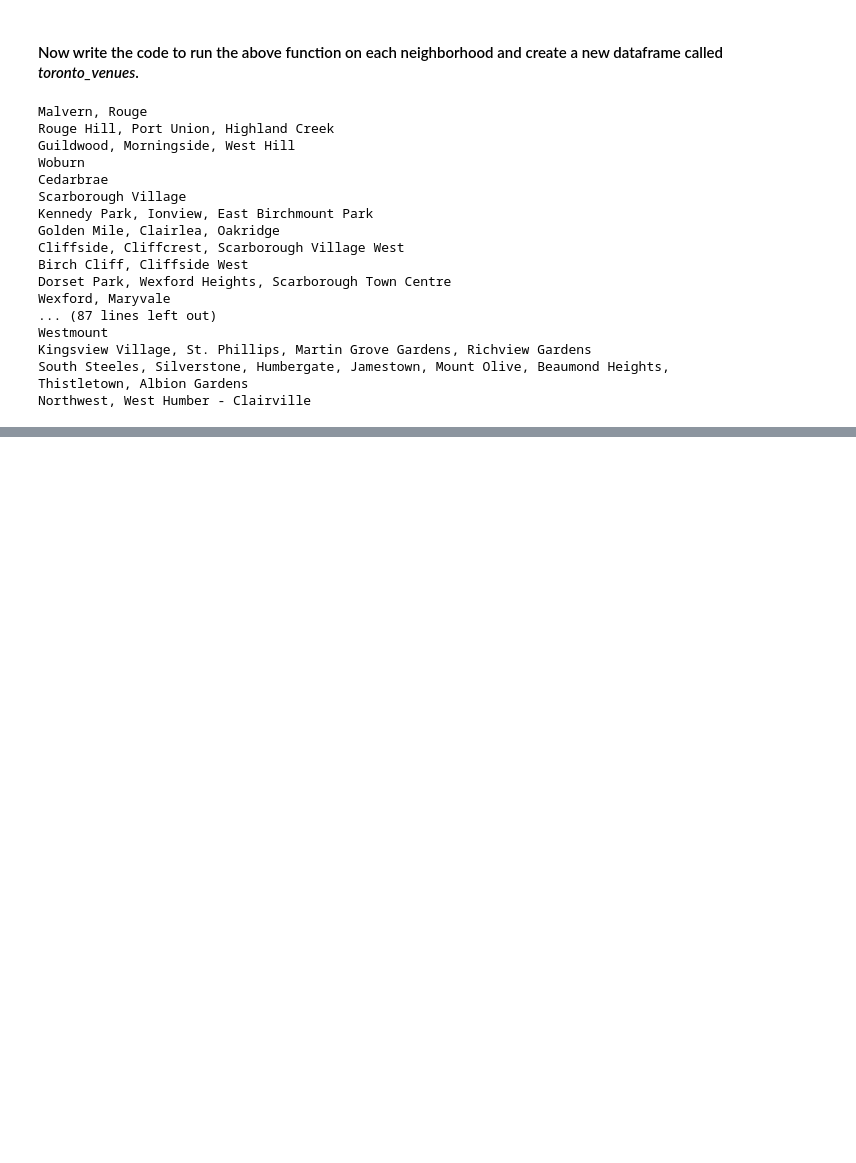
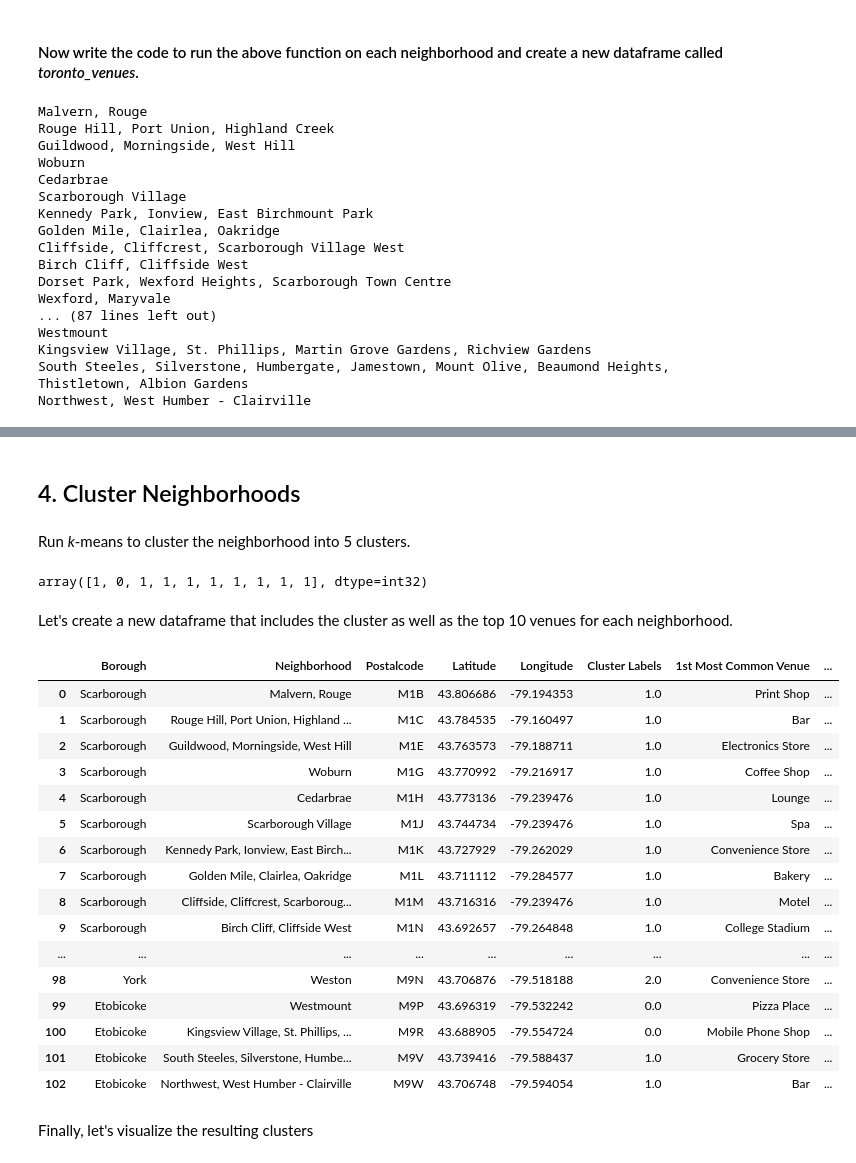
Before and after one commit to ERAbdelfatah/Coursera_Capstone, a Jupyter notebook: Assignment-Neighborhood-Toronto-SegClust.ipynb, the cells around one changed output, grey strips where cells are left out. Drawn from its saved outputs; the diff is of its cells as text; code cells hidden in the pictures; blank space fills up the shorter version.

Commit message:
commit the exploration of Toronto neigborhoods

```diff
--- a/Assignment-Neighborhood-Toronto-SegClust.ipynb
+++ b/Assignment-Neighborhood-Toronto-SegClust.ipynb
@@ -407,0 +599,21 @@ Northwest, West Humber - Clairville
+# %%
+num_top_venues = 10
+
+indicators = ['st', 'nd', 'rd']
+
+# create columns according to number of top venues
+columns = ['Neighborhood']
+for ind in np.arange(num_top_venues):
+    try:
+        columns.append('{}{} Most Common Venue'.format(ind+1, indicators[ind]))
+    except:
+        columns.append('{}th Most Common Venue'.format(ind+1))
+
+# create a new dataframe
+neighborhoods_venues_sorted = pd.DataFrame(columns=columns)
+neighborhoods_venues_sorted['Neighborhood'] = toronto_grouped['Neighborhood']
+
+for ind in np.arange(toronto_grouped.shape[0]):
+    neighborhoods_venues_sorted.iloc[ind, 1:] = return_most_common_venues(toronto_grouped.iloc[ind, :], num_top_venues)
+
+neighborhoods_venues_sorted.head()
@@ -407,0 +627,52 @@ Northwest, West Humber - Clairville
+# %% [markdown]
+## 4. Cluster Neighborhoods
+# %% [markdown]
+Run *k*-means to cluster the neighborhood into 5 clusters.
+# %%
+# set number of clusters
+kclusters = 5
+
+toronto_grouped_clustering = toronto_grouped.drop('Neighborhood', 1)
+
+# run k-means clustering
+kmeans = KMeans(n_clusters=kclusters, random_state=0).fit(toronto_grouped_clustering)
+
+# check cluster labels generated for each row in the dataframe
+kmeans.labels_[0:10]
+# %% [output]
+array([1, 0, 1, 1, 1, 1, 1, 1, 1, 1], dtype=int32)
+# %% [markdown]
+Let's create a new dataframe that includes the cluster as well as the top 10 venues for each neighborhood.
+# %%
+# add clustering labels
+if ('Cluster Labels' in neighborhoods_venues_sorted.columns):                    # not in
+    neighborhoods_venues_sorted.drop(['Cluster Labels'], axis=1, inplace=True)
+
+neighborhoods_venues_sorted.insert(0, 'Cluster Labels',kmeans.labels_)
+
+toronto_merged = toronto_data
+
+# merge toronto_grouped with toronto_data to add latitude/longitude for each neighborhood
+toronto_merged = toronto_merged.join(neighborhoods_venues_sorted.set_index('Neighborhood'), on='Neighborhood')
+toronto_merged.dropna(subset=['Cluster Labels'], inplace=True)
+toronto_merged# check the last columns!
+# %% [output]
+|  | Borough | Neighborhood | Postalcode | Latitude | Longitude | Cluster Labels | 1st Most Common Venue | ... |
+| 0 | Scarborough | Malvern, Rouge | M1B | 43.806686 | -79.194353 | 1.0 | Print Shop | ... |
+| 1 | Scarborough | Rouge Hill, Port Union, Highland ... | M1C | 43.784535 | -79.160497 | 1.0 | Bar | ... |
+| 2 | Scarborough | Guildwood, Morningside, West Hill | M1E | 43.763573 | -79.188711 | 1.0 | Electronics Store | ... |
+| 3 | Scarborough | Woburn | M1G | 43.770992 | -79.216917 | 1.0 | Coffee Shop | ... |
+| 4 | Scarborough | Cedarbrae | M1H | 43.773136 | -79.239476 | 1.0 | Lounge | ... |
+| 5 | Scarborough | Scarborough Village | M1J | 43.744734 | -79.239476 | 1.0 | Spa | ... |
+| 6 | Scarborough | Kennedy Park, Ionview, East Birch... | M1K | 43.727929 | -79.262029 | 1.0 | Convenience Store | ... |
+| 7 | Scarborough | Golden Mile, Clairlea, Oakridge | M1L | 43.711112 | -79.284577 | 1.0 | Bakery | ... |
+| 8 | Scarborough | Cliffside, Cliffcrest, Scarboroug... | M1M | 43.716316 | -79.239476 | 1.0 | Motel | ... |
+| 9 | Scarborough | Birch Cliff, Cliffside West | M1N | 43.692657 | -79.264848 | 1.0 | College Stadium | ... |
+| ... | ... | ... | ... | ... | ... | ... | ... | ... |
+| 98 | York | Weston | M9N | 43.706876 | -79.518188 | 2.0 | Convenience Store | ... |
+| 99 | Etobicoke | Westmount | M9P | 43.696319 | -79.532242 | 0.0 | Pizza Place | ... |
+| 100 | Etobicoke | Kingsview Village, St. Phillips, ... | M9R | 43.688905 | -79.554724 | 0.0 | Mobile Phone Shop | ... |
+| 101 | Etobicoke | South Steeles, Silverstone, Humbe... | M9V | 43.739416 | -79.588437 | 1.0 | Grocery Store | ... |
+| 102 | Etobicoke | Northwest, West Humber - Clairville | M9W | 43.706748 | -79.594054 | 1.0 | Bar | ... |
+# %% [markdown]
+Finally, let's visualize the resulting clusters
```
Also changed, not shown: parts of 70 cells of this notebook.
